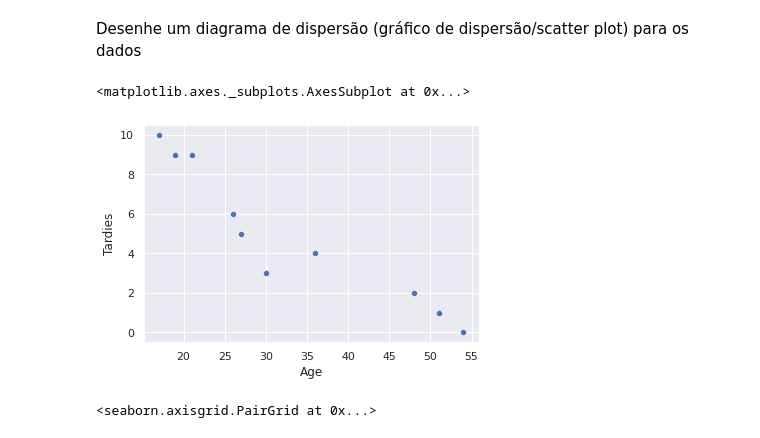
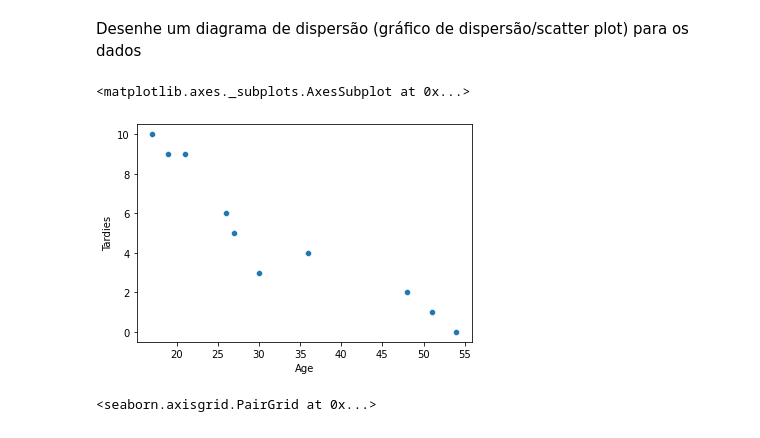
Before and after one commit to carolvieirav/Estatistica_Python, a Jupyter notebook: Regressao_Linear_Simples/resolução_exercicio_RL_simples.ipynb, the cells around one changed output. Drawn from its saved outputs; the diff is of its cells as text; code cells hidden in the pictures.

```diff
--- a/Regressao_Linear_Simples/resolução_exercicio_RL_simples.ipynb
+++ b/Regressao_Linear_Simples/resolução_exercicio_RL_simples.ipynb
@@ -52,13 +50,12 @@ student_data
 Desenhe um diagrama de dispersão (gráfico de dispersão/scatter plot) para os dados
 # %%
 # seu código aqui.
-sns.set()
-sns.scatterplot(x = 'Age',
+sns.scatterplot(x= 'Age',
                 y = 'Tardies',
                 data = student_data)
 # %% [output]
 <matplotlib.axes._subplots.AxesSubplot at 0x...>
-[figure, old version]
+[figure, new version]
 # %%
 sns.pairplot(student_data[['Age', 'Tardies']])
 # %% [output]
```
Also changed, not shown: parts of 12 cells of this notebook.
